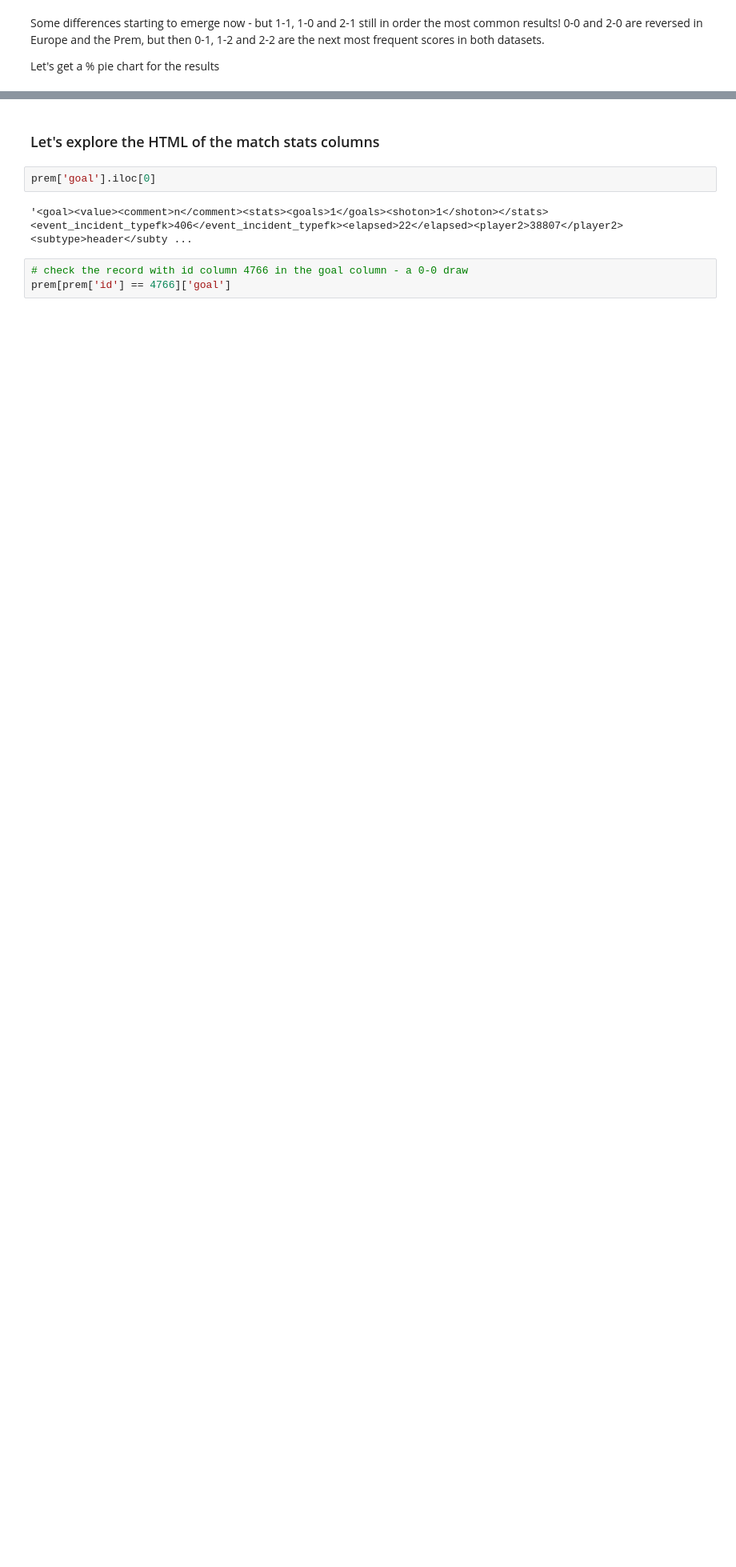
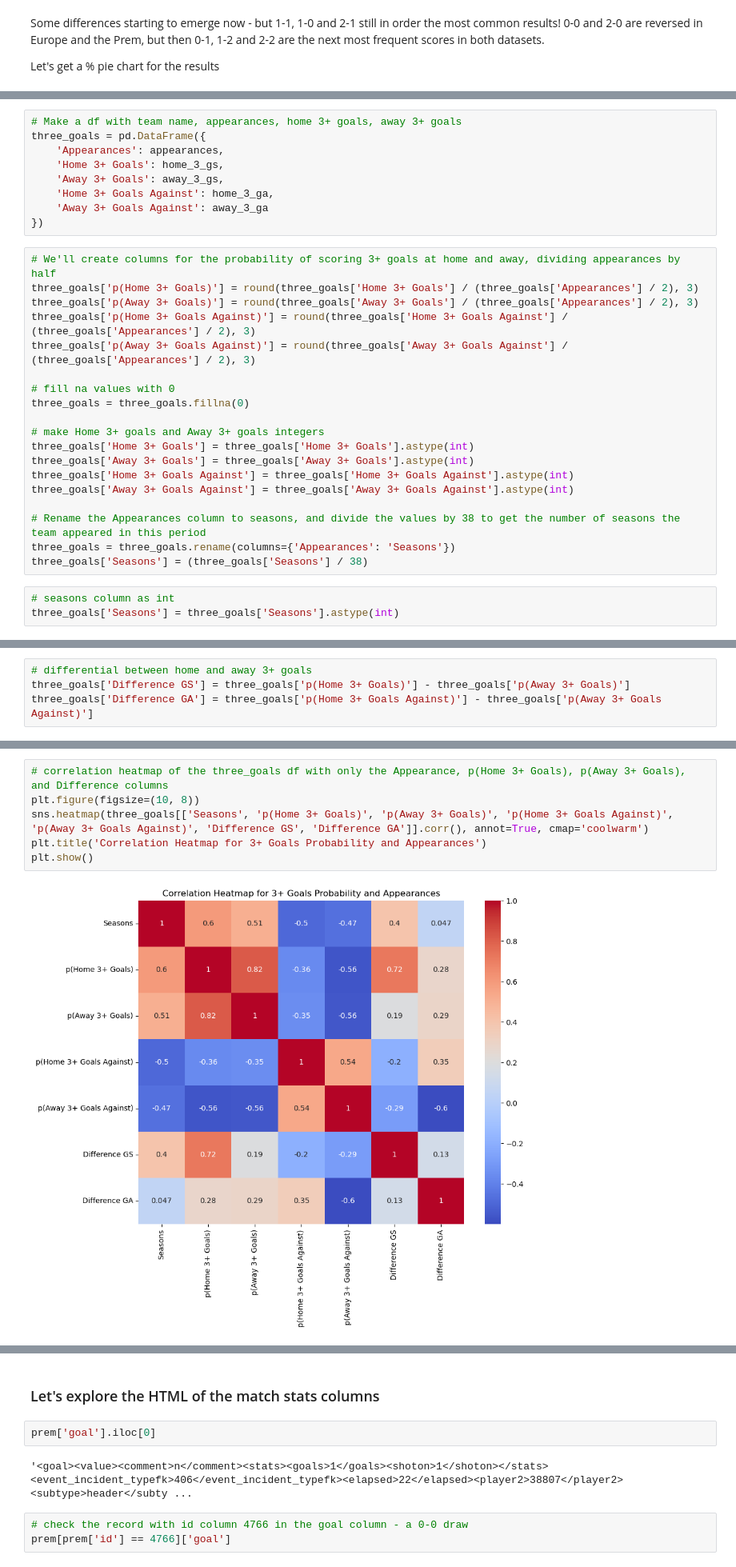
Before and after one commit to tjjdoherty/football-project-mvp, a Jupyter notebook: intro_clean_eda.ipynb, the cells around one changed output, grey strips where cells are left out. Shown at 80% size. Saved outputs shown, nothing was run; the diff lists cells and outputs as text; blank space fills up the shorter version.

Commit message:
exploring 3+ goals for a team for and against

```diff
--- a/intro_clean_eda.ipynb
+++ b/intro_clean_eda.ipynb
@@ -568,0 +692,31 @@ european_pie.show()
+# %%
+# Make a df with team name, appearances, home 3+ goals, away 3+ goals
+three_goals = pd.DataFrame({
+    'Appearances': appearances,
+    'Home 3+ Goals': home_3_gs,
+    'Away 3+ Goals': away_3_gs,
+    'Home 3+ Goals Against': home_3_ga,
+    'Away 3+ Goals Against': away_3_ga
+})
+# %%
+# We'll create columns for the probability of scoring 3+ goals at home and away, dividing appearances by half
+three_goals['p(Home 3+ Goals)'] = round(three_goals['Home 3+ Goals'] / (three_goals['Appearances'] / 2), 3)
+three_goals['p(Away 3+ Goals)'] = round(three_goals['Away 3+ Goals'] / (three_goals['Appearances'] / 2), 3)
+three_goals['p(Home 3+ Goals Against)'] = round(three_goals['Home 3+ Goals Against'] / (three_goals['Appearances'] / 2), 3)
+three_goals['p(Away 3+ Goals Against)'] = round(three_goals['Away 3+ Goals Against'] / (three_goals['Appearances'] / 2), 3)
+
+# fill na values with 0
+three_goals = three_goals.fillna(0)
+
+# make Home 3+ goals and Away 3+ goals integers
+three_goals['Home 3+ Goals'] = three_goals['Home 3+ Goals'].astype(int)
+three_goals['Away 3+ Goals'] = three_goals['Away 3+ Goals'].astype(int)
+three_goals['Home 3+ Goals Against'] = three_goals['Home 3+ Goals Against'].astype(int)
+three_goals['Away 3+ Goals Against'] = three_goals['Away 3+ Goals Against'].astype(int)
+
+# Rename the Appearances column to seasons, and divide the values by 38 to get the number of seasons the team appeared in this period
+three_goals = three_goals.rename(columns={'Appearances': 'Seasons'})
+three_goals['Seasons'] = (three_goals['Seasons'] / 38)
+# %%
+# seasons column as int
+three_goals['Seasons'] = three_goals['Seasons'].astype(int)
@@ -568,0 +750,4 @@ european_pie.show()
+# %%
+# differential between home and away 3+ goals
+three_goals['Difference GS'] = three_goals['p(Home 3+ Goals)'] - three_goals['p(Away 3+ Goals)']
+three_goals['Difference GA'] = three_goals['p(Home 3+ Goals Against)'] - three_goals['p(Away 3+ Goals Against)']
@@ -568,0 +768,8 @@ european_pie.show()
+# %%
+# correlation heatmap of the three_goals df with only the Appearance, p(Home 3+ Goals), p(Away 3+ Goals), and Difference columns
+plt.figure(figsize=(10, 8))
+sns.heatmap(three_goals[['Seasons', 'p(Home 3+ Goals)', 'p(Away 3+ Goals)', 'p(Home 3+ Goals Against)', 'p(Away 3+ Goals Against)', 'Difference GS', 'Difference GA']].corr(), annot=True, cmap='coolwarm')
+plt.title('Correlation Heatmap for 3+ Goals Probability and Appearances')
+plt.show()
+# %% [output]
+[figure, added]
```
Also changed, not shown: parts of 40 cells of this notebook.
